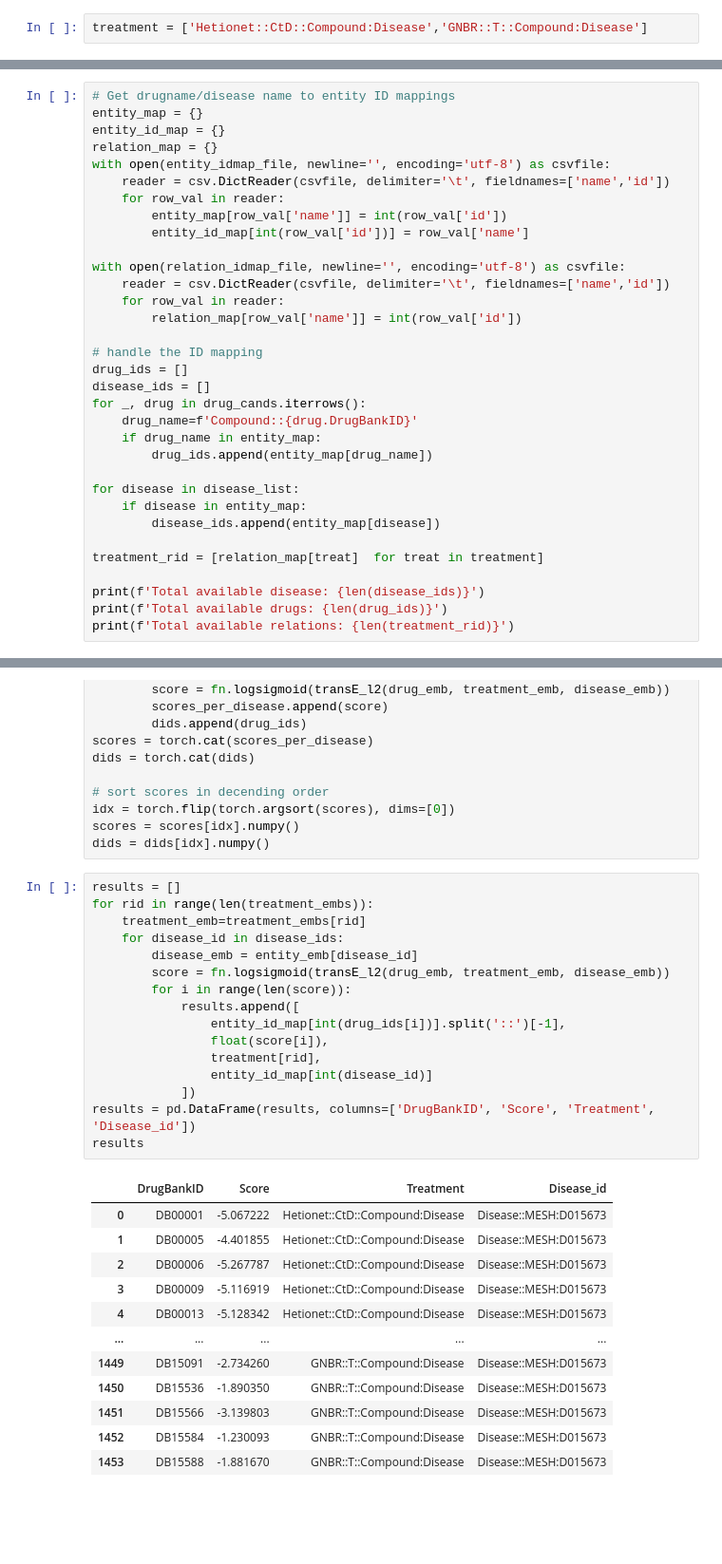
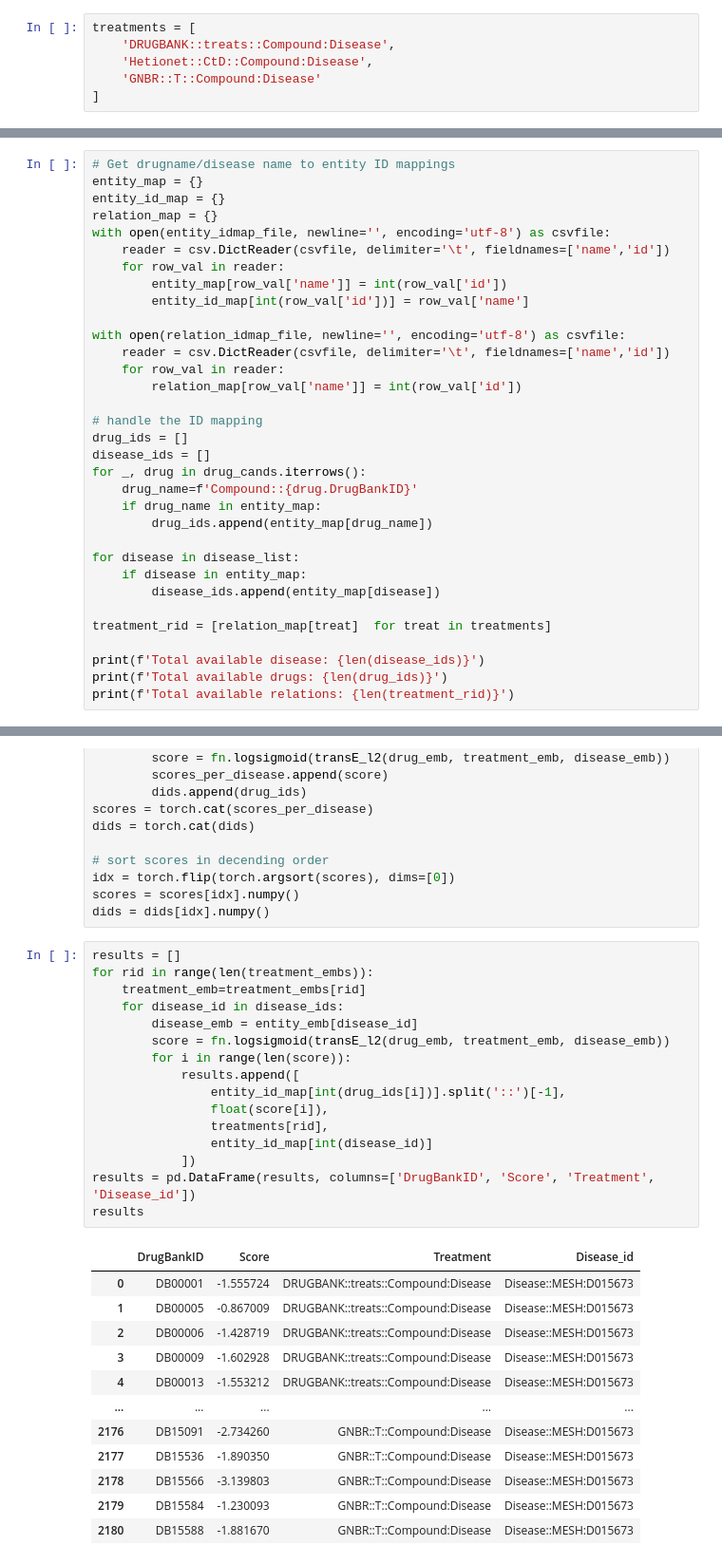
Before and after one commit to open-prophetdb/biomedgps-data, a Jupyter notebook: benchmarks/DRKG_benchmark_MECFS.ipynb, the cells around one changed output, grey strips where cells are left out. Shown: that part at 95% size. Drawn from its saved outputs; the diff is of its cells as text; blank space fills up the shorter version.

```diff
--- a/benchmarks/DRKG_benchmark_MECFS.ipynb
+++ b/benchmarks/DRKG_benchmark_MECFS.ipynb
@@ -60,7 +66,11 @@ drug_cands
 # %% [markdown]
 ## Treatment relation
 # %%
-treatment = ['Hetionet::CtD::Compound:Disease','GNBR::T::Compound:Disease']
+treatments = [
+    'DRUGBANK::treats::Compound:Disease',
+    'Hetionet::CtD::Compound:Disease',
+    'GNBR::T::Compound:Disease'
+]
 # %% [markdown]
 ## Load embeddings of disease and drugs
 # %%
@@ -97,7 +107,7 @@ for disease in disease_list:
     if disease in entity_map:
         disease_ids.append(entity_map[disease])
 
-treatment_rid = [relation_map[treat]  for treat in treatment]
+treatment_rid = [relation_map[treat]  for treat in treatments]
 
 print(f'Total available disease: {len(disease_ids)}')
 print(f'Total available drugs: {len(drug_ids)}')
@@ -148,29 +158,29 @@ dids = dids[idx].numpy()
 # %%
 results = []
 for rid in range(len(treatment_embs)):
     treatment_emb=treatment_embs[rid]
     for disease_id in disease_ids:
         disease_emb = entity_emb[disease_id]
         score = fn.logsigmoid(transE_l2(drug_emb, treatment_emb, disease_emb))
         for i in range(len(score)):
             results.append([
                 entity_id_map[int(drug_ids[i])].split('::')[-1],
                 float(score[i]),
-                treatment[rid],
+                treatments[rid],
                 entity_id_map[int(disease_id)]
             ])
 results = pd.DataFrame(results, columns=['DrugBankID', 'Score', 'Treatment', 'Disease_id'])
 results
 # %% [output]
 |  | DrugBankID | Score | Treatment | Disease_id |
-| 0 | DB00001 | -5.067222 | Hetionet::CtD::Compound:Disease | Disease::MESH:D015673 |
-| 1 | DB00005 | -4.401855 | Hetionet::CtD::Compound:Disease | Disease::MESH:D015673 |
-| 2 | DB00006 | -5.267787 | Hetionet::CtD::Compound:Disease | Disease::MESH:D015673 |
-| 3 | DB00009 | -5.116919 | Hetionet::CtD::Compound:Disease | Disease::MESH:D015673 |
-| 4 | DB00013 | -5.128342 | Hetionet::CtD::Compound:Disease | Disease::MESH:D015673 |
+| 0 | DB00001 | -1.555724 | DRUGBANK::treats::Compound:Disease | Disease::MESH:D015673 |
+| 1 | DB00005 | -0.867009 | DRUGBANK::treats::Compound:Disease | Disease::MESH:D015673 |
+| 2 | DB00006 | -1.428719 | DRUGBANK::treats::Compound:Disease | Disease::MESH:D015673 |
+| 3 | DB00009 | -1.602928 | DRUGBANK::treats::Compound:Disease | Disease::MESH:D015673 |
+| 4 | DB00013 | -1.553212 | DRUGBANK::treats::Compound:Disease | Disease::MESH:D015673 |
 | ... | ... | ... | ... | ... |
-| 1449 | DB15091 | -2.734260 | GNBR::T::Compound:Disease | Disease::MESH:D015673 |
-| 1450 | DB15536 | -1.890350 | GNBR::T::Compound:Disease | Disease::MESH:D015673 |
-| 1451 | DB15566 | -3.139803 | GNBR::T::Compound:Disease | Disease::MESH:D015673 |
-| 1452 | DB15584 | -1.230093 | GNBR::T::Compound:Disease | Disease::MESH:D015673 |
-| 1453 | DB15588 | -1.881670 | GNBR::T::Compound:Disease | Disease::MESH:D015673 |
+| 2176 | DB15091 | -2.734260 | GNBR::T::Compound:Disease | Disease::MESH:D015673 |
+| 2177 | DB15536 | -1.890350 | GNBR::T::Compound:Disease | Disease::MESH:D015673 |
+| 2178 | DB15566 | -3.139803 | GNBR::T::Compound:Disease | Disease::MESH:D015673 |
+| 2179 | DB15584 | -1.230093 | GNBR::T::Compound:Disease | Disease::MESH:D015673 |
+| 2180 | DB15588 | -1.881670 | GNBR::T::Compound:Disease | Disease::MESH:D015673 |
```
Also changed, not shown: parts of 28 cells of this notebook.
